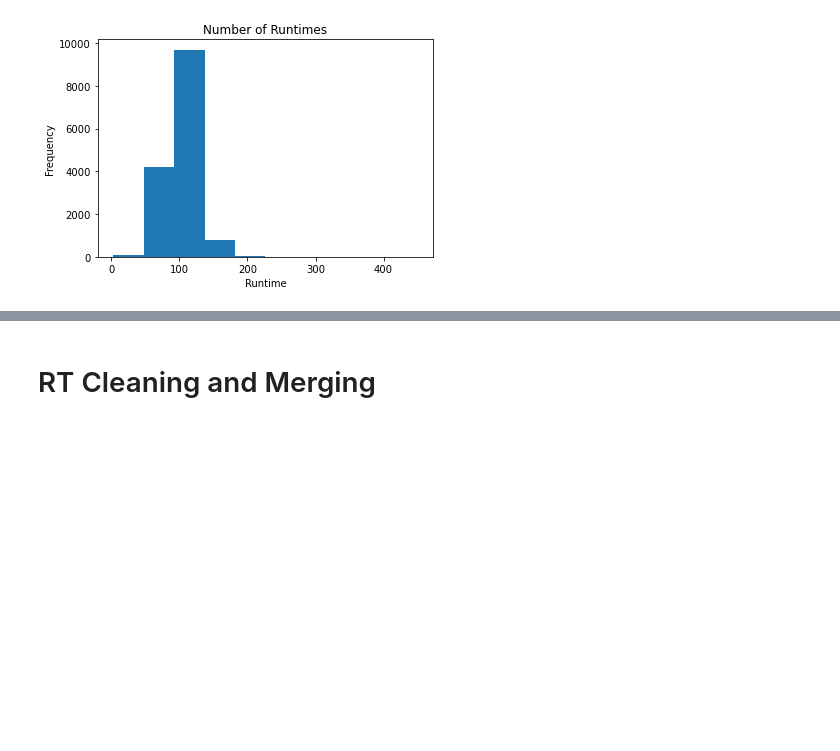
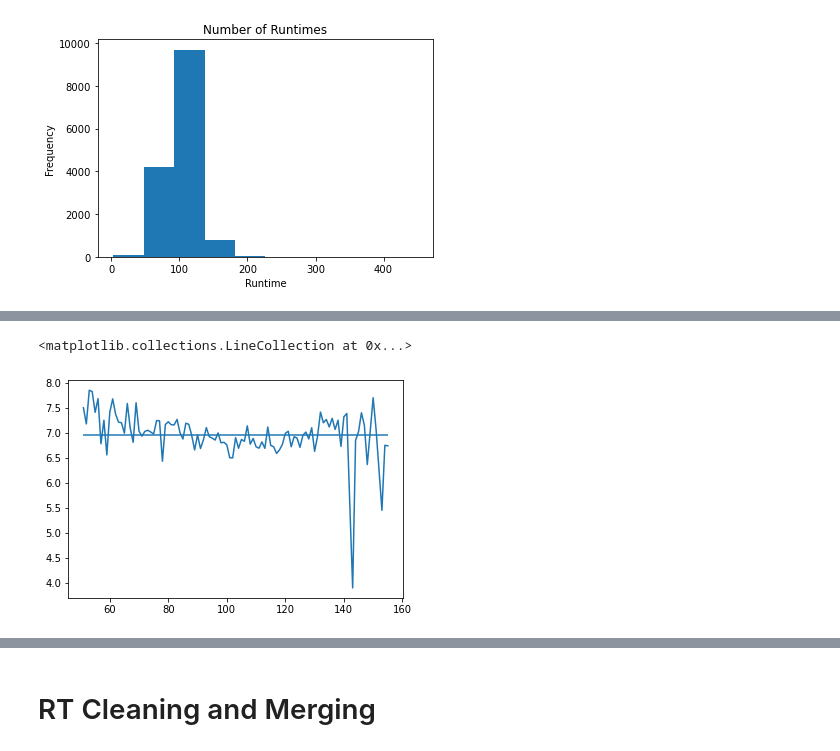
Before and after one commit to NelGen/NG-Msoft-Movie-Project, a Jupyter notebook: ScrapBook.ipynb, the cells around one changed output, grey strips where cells are left out. Saved outputs shown, nothing was run; the diff lists cells and outputs as text; code cells hidden in the pictures; blank space fills up the shorter version.

Commit message:
Finished IMDB cleaning and runtime visualizations

```diff
--- a/ScrapBook.ipynb
+++ b/ScrapBook.ipynb
@@ -519,0 +523,2 @@ plt.title("Number of Runtimes");
+# %%
+final_imdb = sub_imdb.loc[(sub_imdb['runtime_minutes'] >= q1-1.5*iqr) & (sub_imdb['runtime_minutes'] <= q3+1.5*iqr)]
@@ -519,0 +551,5 @@ plt.title("Number of Runtimes");
+# %%
+def genre_pull(df,genre):
+    return df.loc[df[genre] == True]
+def category_pull(df, category):
+    return df.loc[df['category'] == category]
@@ -519,0 +597,4 @@ plt.title("Number of Runtimes");
+# %%
+runtime_df = final_imdb[['tconst','runtime_minutes','averagerating','Biography','Music','History','Sport','War']]
+# %%
+runtime_df = runtime_df.drop_duplicates()
@@ -519,0 +617,9 @@ plt.title("Number of Runtimes");
+# %%
+#create line graphs rating vs run time
+bio_times = genre_pull(runtime_df,"Biography")[['runtime_minutes','averagerating']].groupby('runtime_minutes').mean().sort_values('runtime_minutes')
+plt.plot(bio_times);
+plt.hlines(bio_times['averagerating'].mean(), bio_times.index.min(), bio_times.index.max());
+# REMEMBER TO TITLE AND LABEL ***************************************
+# %% [output]
+<matplotlib.collections.LineCollection at 0x...>
+[figure, added]
```
Also changed, not shown: parts of 26 cells of this notebook.
